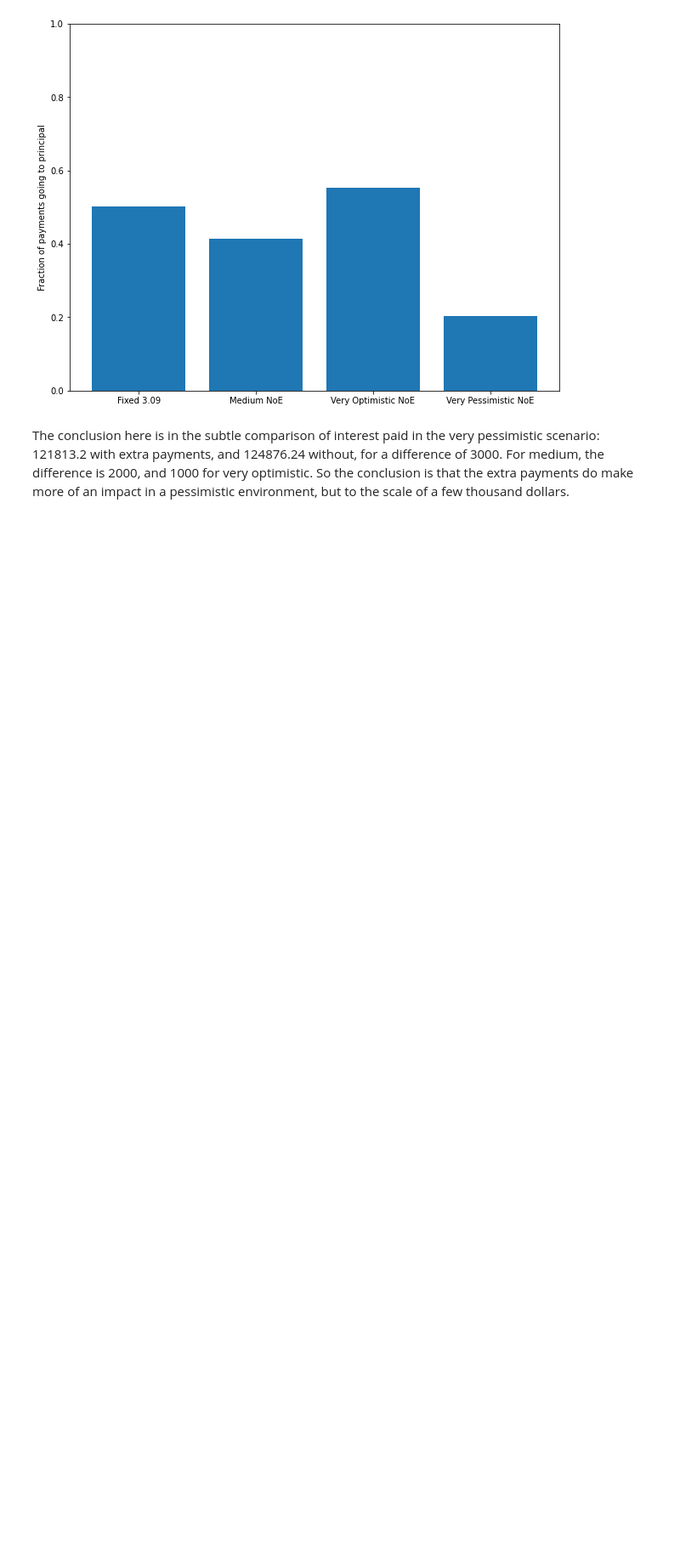
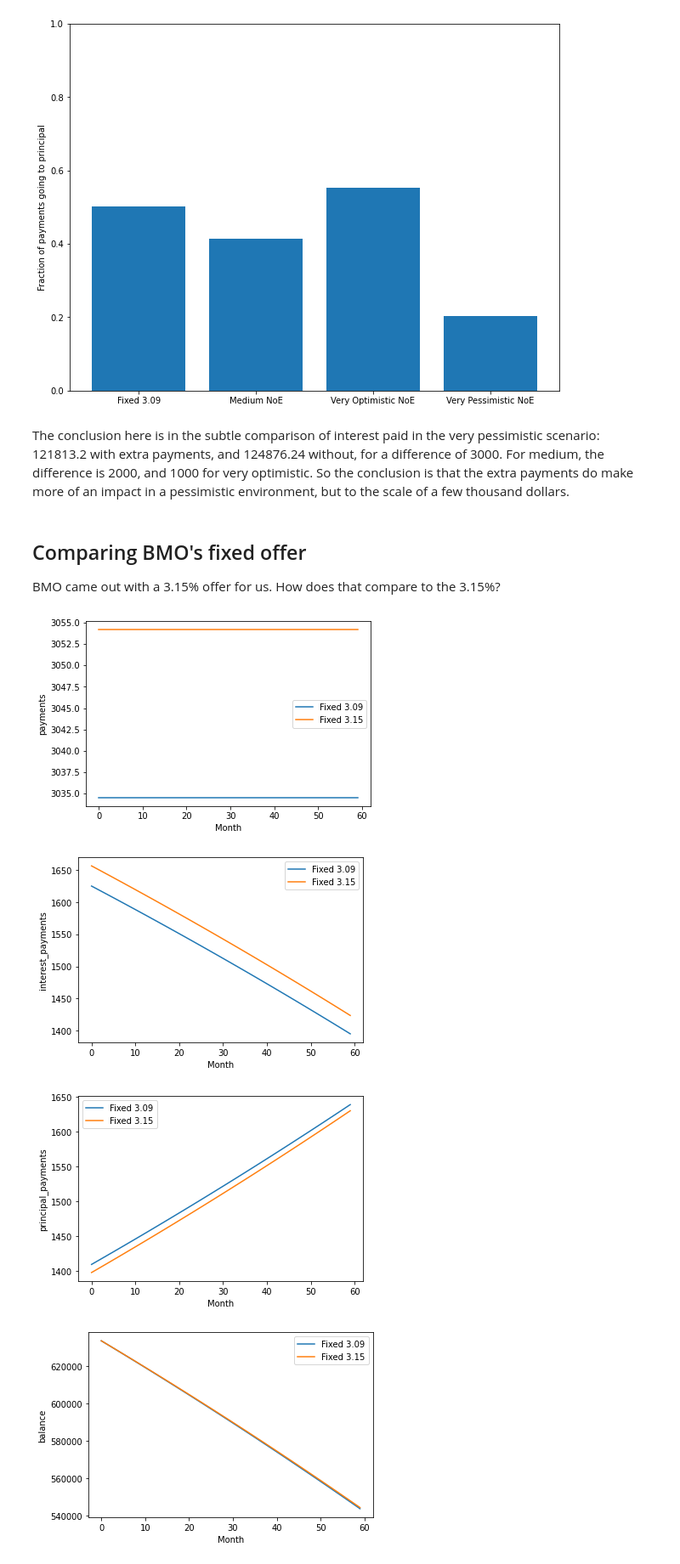
Before and after one commit to mswiatlo/mortgagecalc, a Jupyter notebook: compare_rates_final.ipynb, the cells around one changed output. Shown at 85% size. Cells and saved outputs as stored; diff of their text form; code cells hidden in the pictures; blank space fills up the shorter version.

Commit message:
final comparisons to BMO

```diff
--- a/compare_rates_final.ipynb
+++ b/compare_rates_final.ipynb
@@ -258,3 +258,21 @@ Out of the above choices, Fixed 3.09 has the best final balance, at 543698.97. T
 [figure]
 # %% [markdown]
 The conclusion here is in the subtle comparison of interest paid in the very pessimistic scenario: 121813.2 with extra payments, and 124876.24 without, for a difference of 3000. For medium, the difference is 2000, and 1000 for very optimistic. So the conclusion is that the extra payments do make more of an impact in a pessimistic environment, but to the scale of a few thousand dollars.
+# %% [markdown]
+## Comparing BMO's fixed offer
+
+BMO came out with a 3.15% offer for us. How does that compare to the 3.15%?
+# %%
+fixed_315 = ct.generate_flat(3.15)
+output_fixed_315 = ct.calculate_monthly_amortization(635000, fixed_315, 25, 5, variable = False)
+# %%
+fixed_comparison = [output_fixed, output_fixed_315]
+fixed_comparison_labels = ['Fixed 3.09', 'Fixed 3.15']
+# %%
+ct.make_plots_vs_time(fixed_comparison, fixed_comparison_labels)
+ct.make_summary(fixed_comparison, fixed_comparison_labels)
+# %% [output]
+[figure, added]
+[figure, added]
+[figure, added]
+[figure, added]
```
Also changed, not shown: parts of 3 cells of this notebook.
